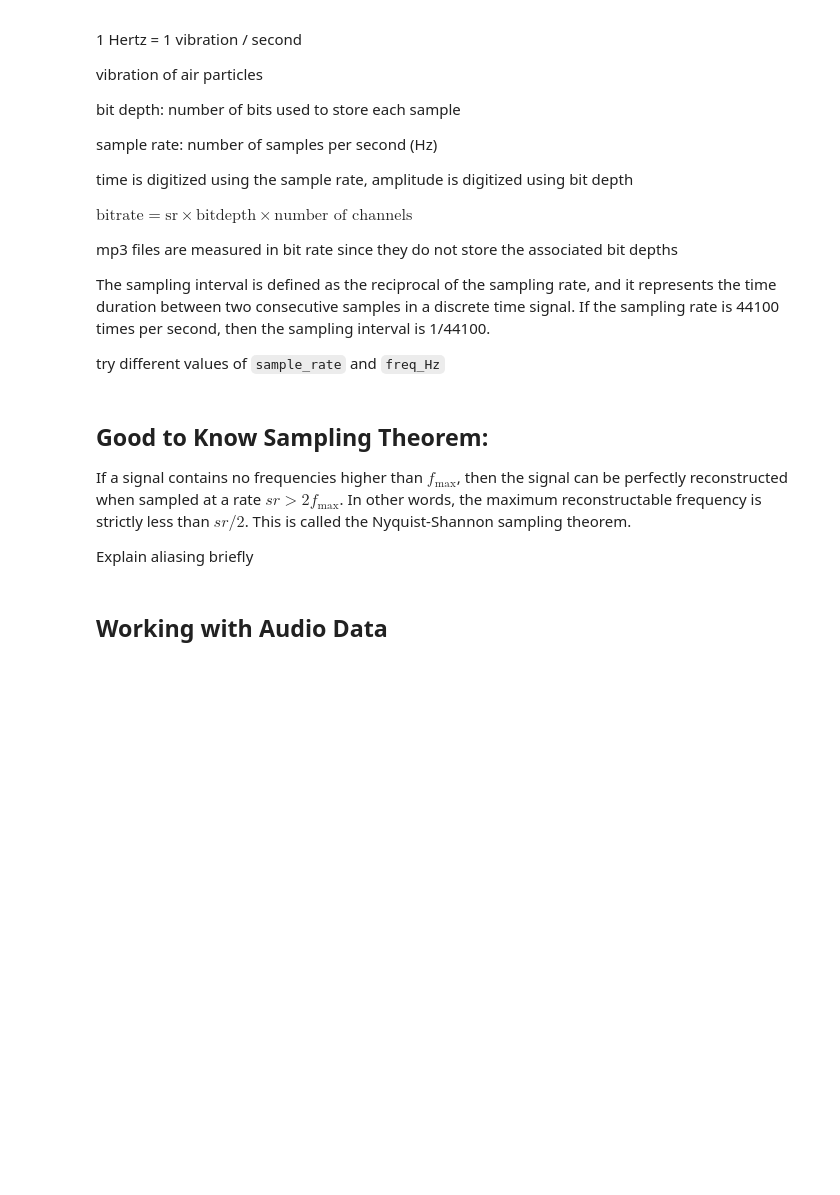
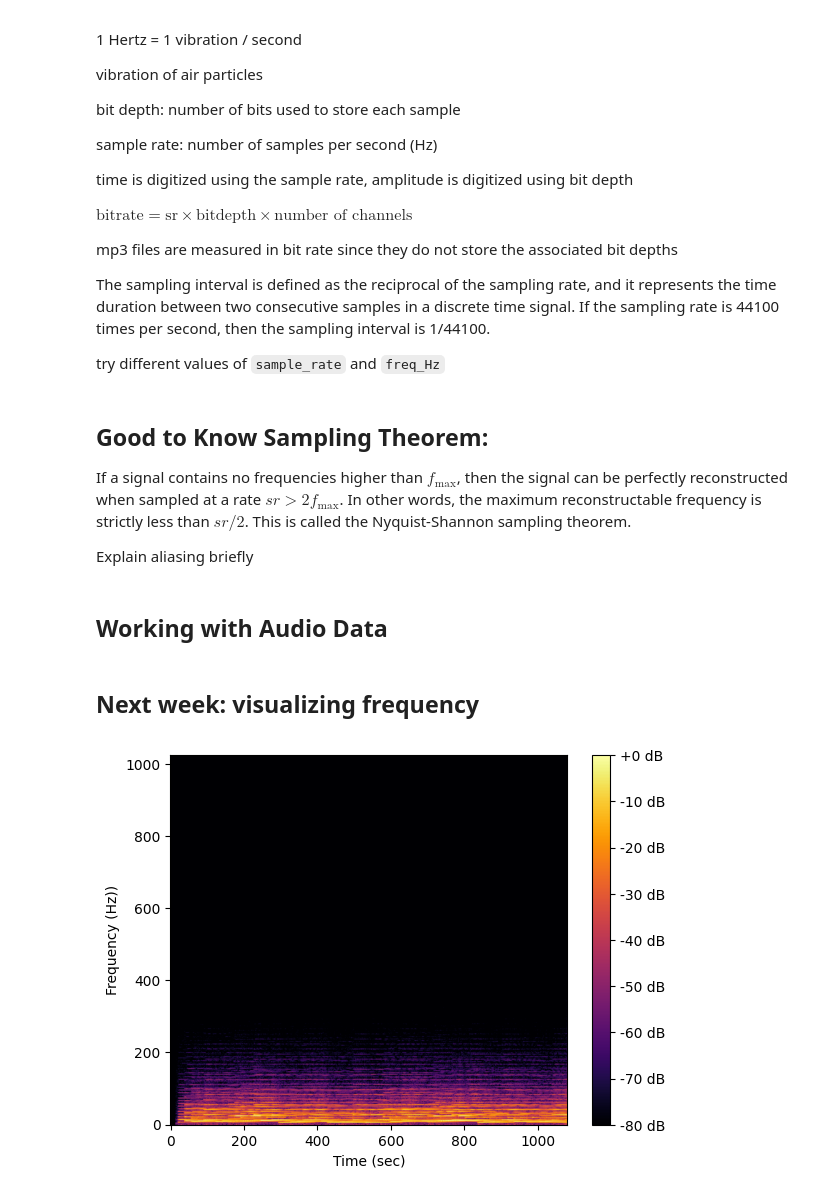
Before and after one commit to evanteal15/F25-Shazam-Clone, a Jupyter notebook: notebooks/week1_audio.ipynb, the cells around one changed output. Saved outputs shown, nothing was run; the diff lists cells and outputs as text; code cells hidden in the pictures; blank space fills up the shorter version.

Commit message:
w1 notebook added spectrograms in librosa+scipy

```diff
--- a/notebooks/week1_audio.ipynb
+++ b/notebooks/week1_audio.ipynb
@@ -129,3 +130,19 @@ plt.xlabel("Sample Index")
 plt.ylabel("Amplitude")
 plt.show()
 audio
+# %% [markdown]
+## Next week: visualizing frequency
+# %%
+audio, sr = librosa.load("sample.wav", sr=None)
+
+s = np.abs(librosa.stft(audio))
+s_db = librosa.amplitude_to_db(s, ref=np.max)
+
+im = plt.imshow(s_db, cmap="inferno", aspect="auto",
+                origin="lower")
+plt.colorbar(im, format="%+2.0f dB")
+plt.xlabel("Time (sec)")
+plt.ylabel("Frequency (Hz))")
+plt.show()
+# %% [output]
+[figure, added]
```
Also changed, not shown: parts of 2 cells of this notebook.
